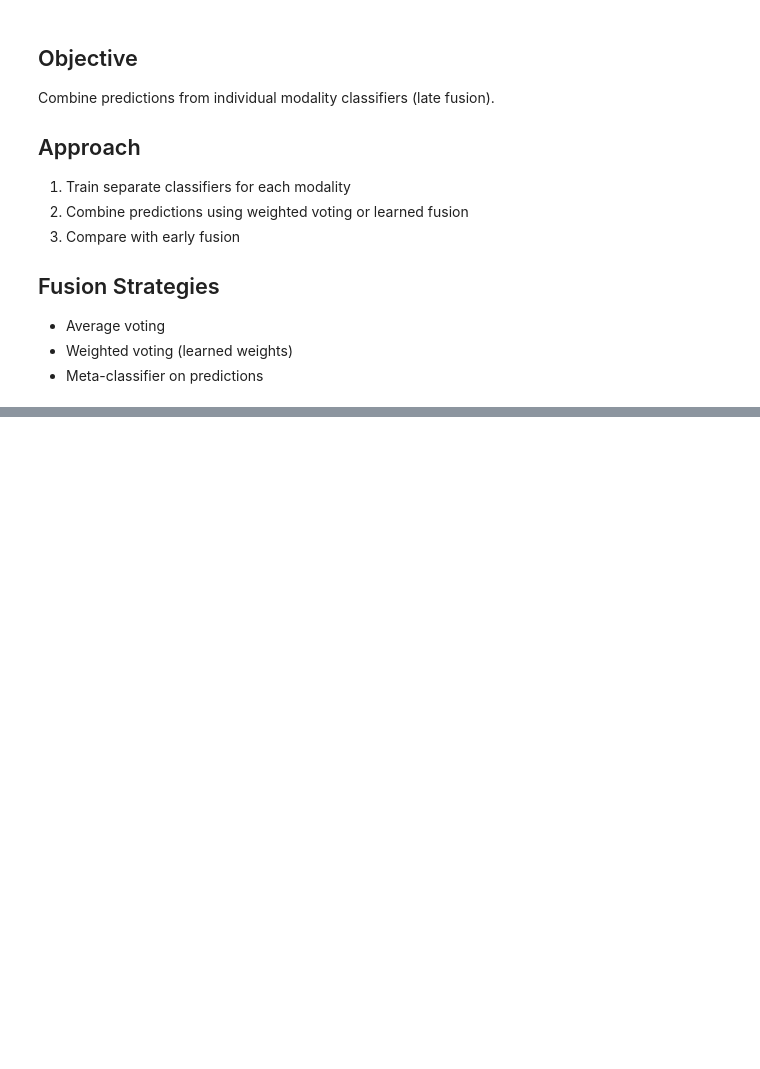
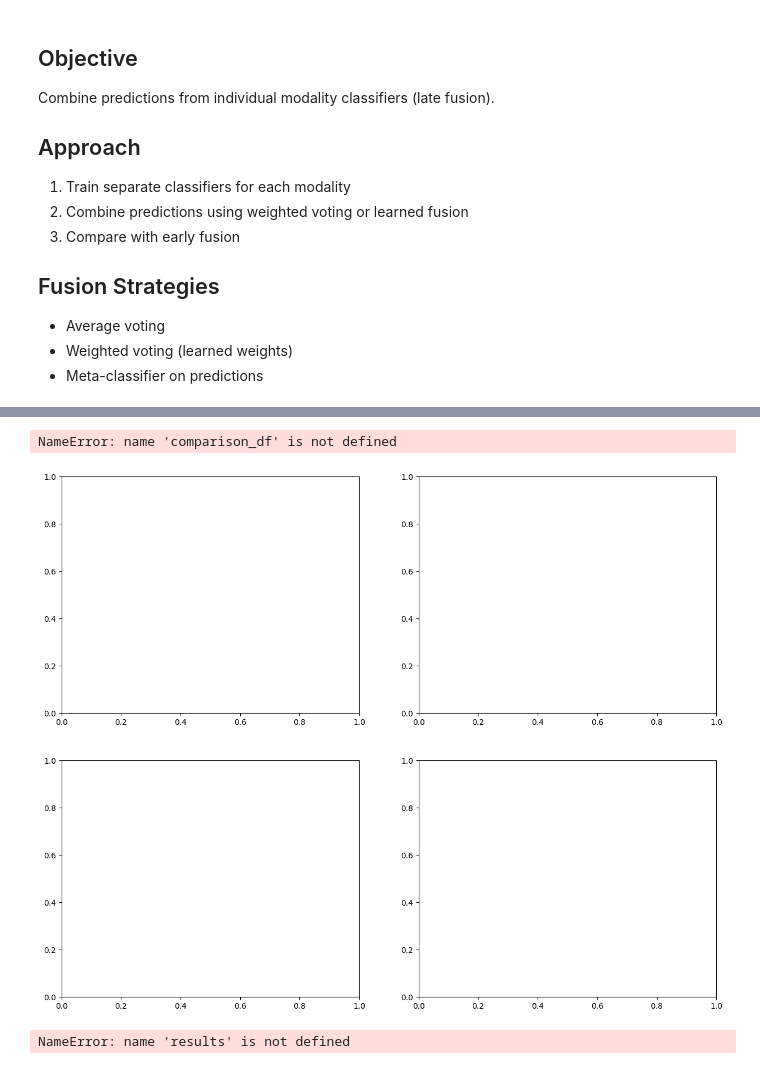
Before and after one commit to akshaysinhaaa/DFD, a Jupyter notebook: Multimodal_DeepFake_Detection/05_LateFusion_Multimodal.ipynb, the cells around one changed output, grey strips where cells are left out. Cells and saved outputs as stored; diff of their text form; code cells hidden in the pictures; blank space fills up the shorter version.

```diff
--- a/Multimodal_DeepFake_Detection/05_LateFusion_Multimodal.ipynb
+++ b/Multimodal_DeepFake_Detection/05_LateFusion_Multimodal.ipynb
@@ -50,0 +284,68 @@ print('Late Fusion Model Defined!')
+# %%
+# Visualize comparison
+fig, axes = plt.subplots(2, 2, figsize=(15, 12))
+
+# Accuracy comparison
+ax = axes[0, 0]
+ax.bar(comparison_df['fusion_type'], comparison_df['accuracy'])
+ax.set_title('Accuracy Comparison')
+ax.set_ylabel('Accuracy')
+ax.set_ylim([0, 1])
+ax.grid(alpha=0.3)
+
+# F1 Score comparison
+ax = axes[0, 1]
+ax.bar(comparison_df['fusion_type'], comparison_df['f1'])
+ax.set_title('F1-Score Comparison')
+ax.set_ylabel('F1-Score')
+ax.set_ylim([0, 1])
+ax.grid(alpha=0.3)
+
+# ROC-AUC comparison
+ax = axes[1, 0]
+ax.bar(comparison_df['fusion_type'], comparison_df['roc_auc'])
+ax.set_title('ROC-AUC Comparison')
+ax.set_ylabel('ROC-AUC')
+ax.set_ylim([0, 1])
+ax.grid(alpha=0.3)
+
+# Training time comparison
+ax = axes[1, 1]
+ax.bar(comparison_df['fusion_type'], comparison_df['training_time'])
+ax.set_title('Training Time Comparison')
+ax.set_ylabel('Time (seconds)')
+ax.grid(alpha=0.3)
+
+plt.tight_layout()
+plt.savefig('late_fusion_comparison.png', dpi=300, bbox_inches='tight')
+plt.show()
+
+print("✓ Comparison plot saved as 'late_fusion_comparison.png'")
+# %% [output]
+NameError: name 'comparison_df' is not defined
+[figure, added]
+# %%
+# Compare all fusion strategies
+comparison_data = []
+for fusion_type, data in results.items():
+    metrics = data['metrics']
+    comparison_data.append({
+        'fusion_type': fusion_type,
+        'accuracy': metrics['accuracy'],
+        'precision': metrics['precision'],
+        'recall': metrics['recall'],
+        'f1': metrics['f1'],
+        'roc_auc': metrics['roc_auc'],
+        'training_time': metrics['training_time']
+    })
+
+comparison_df = pd.DataFrame(comparison_data)
+print("\nLate Fusion Strategy Comparison:")
+print("=" * 80)
+print(comparison_df.to_string(index=False))
+
+# Save comparison
+comparison_df.to_csv('late_fusion_results.csv', index=False)
+print("\n✓ Results saved as 'late_fusion_results.csv'")
+# %% [output]
+NameError: name 'results' is not defined
```
Also changed, not shown: parts of 11 cells of this notebook, 6 other files.
